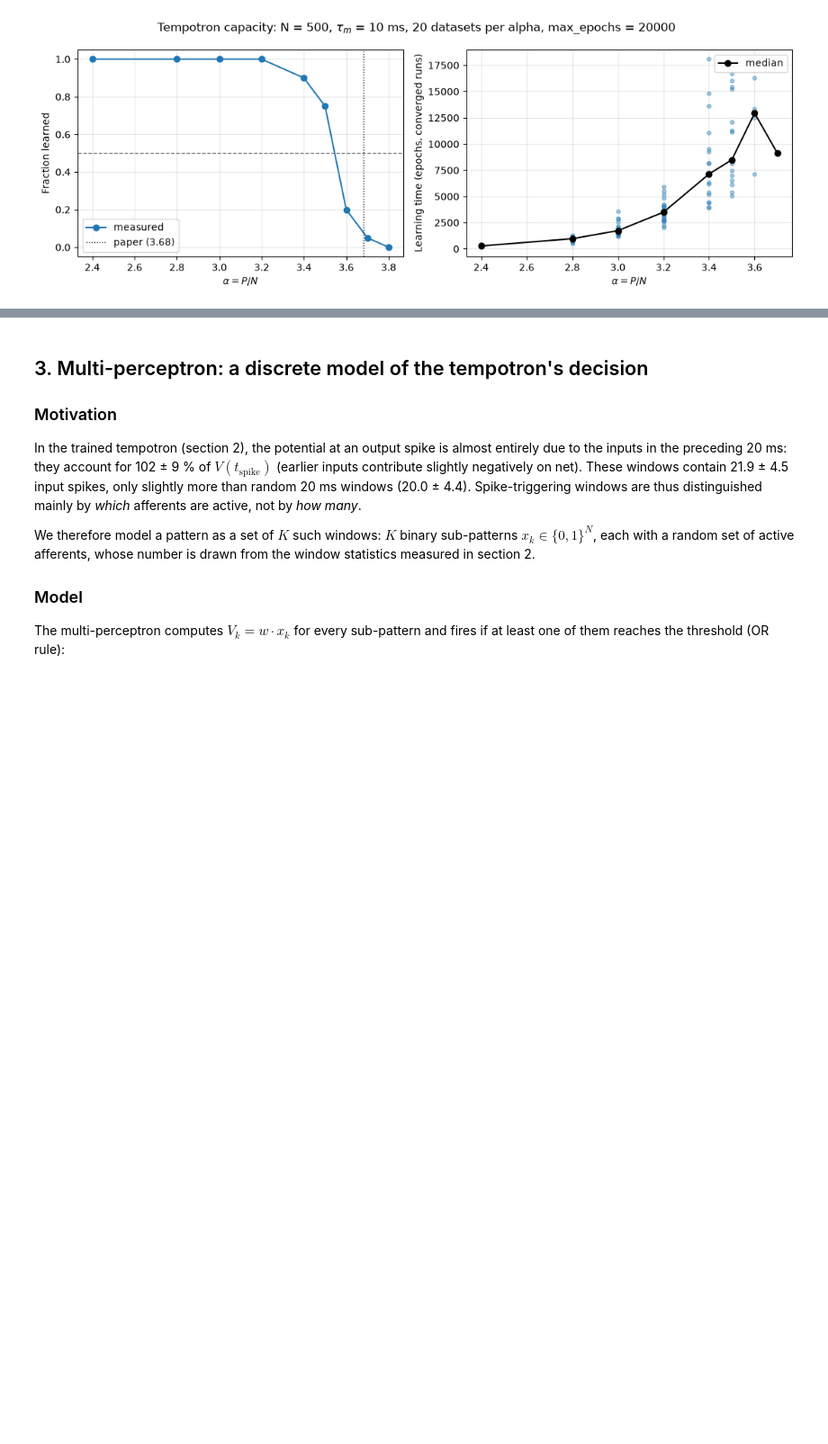
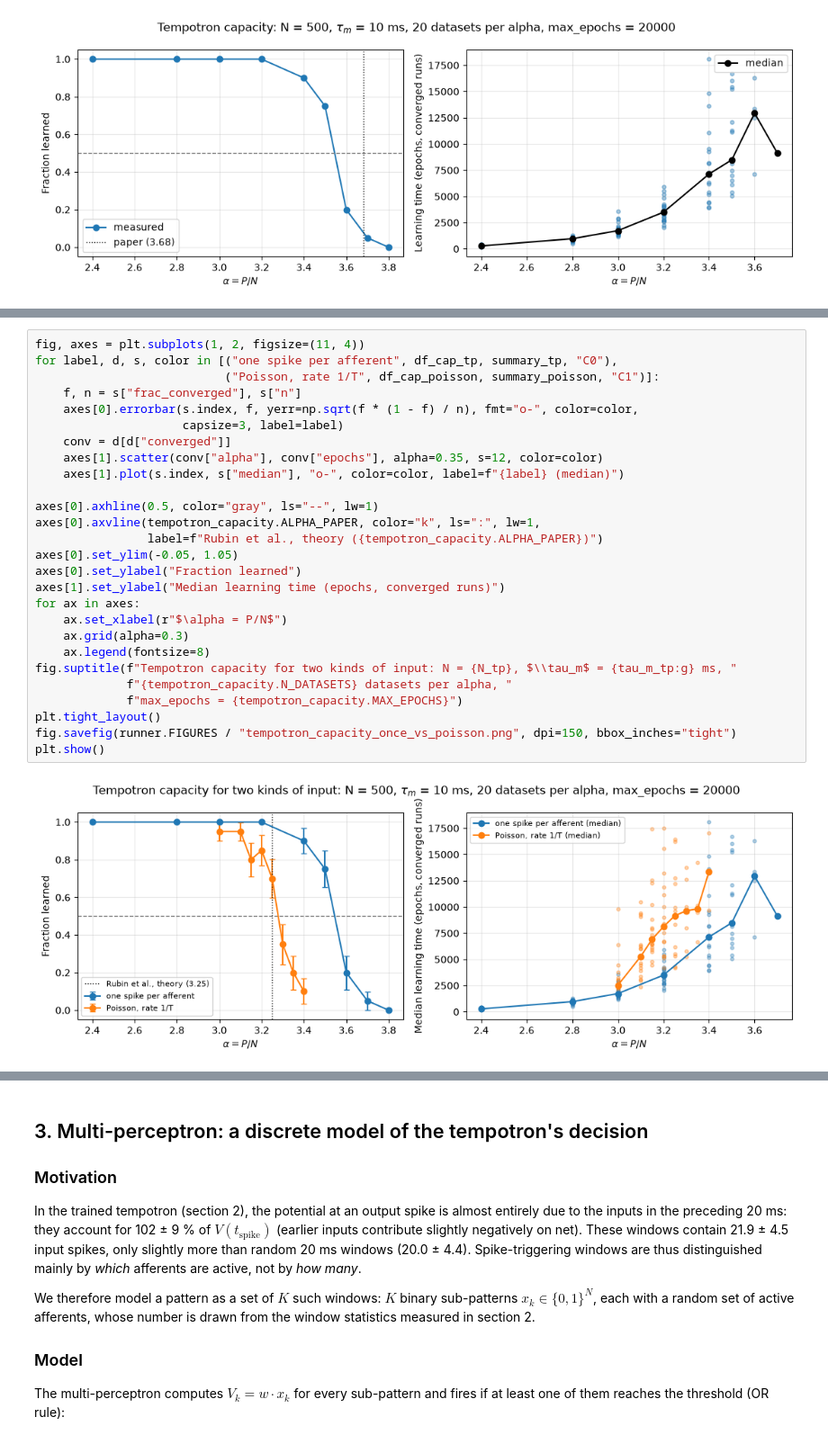
Before and after one commit to SchulteFabian/tempotron-capacity, a Jupyter notebook: Summary.ipynb, the cells around one changed output, grey strips where cells are left out. Shown at 90% size. Drawn from its saved outputs; the diff is of its cells as text; blank space fills up the shorter version.

```diff
--- a/Summary.ipynb
+++ b/Summary.ipynb
@@ -537,3 +631,32 @@ plt.show()
+# %%
+fig, axes = plt.subplots(1, 2, figsize=(11, 4))
+for label, d, s, color in [("one spike per afferent", df_cap_tp, summary_tp, "C0"),
+                           ("Poisson, rate 1/T", df_cap_poisson, summary_poisson, "C1")]:
+    f, n = s["frac_converged"], s["n"]
+    axes[0].errorbar(s.index, f, yerr=np.sqrt(f * (1 - f) / n), fmt="o-", color=color,
+                     capsize=3, label=label)
+    conv = d[d["converged"]]
+    axes[1].scatter(conv["alpha"], conv["epochs"], alpha=0.35, s=12, color=color)
+    axes[1].plot(s.index, s["median"], "o-", color=color, label=f"{label} (median)")
+
+axes[0].axhline(0.5, color="gray", ls="--", lw=1)
+axes[0].axvline(tempotron_capacity.ALPHA_PAPER, color="k", ls=":", lw=1,
+                label=f"Rubin et al., theory ({tempotron_capacity.ALPHA_PAPER})")
+axes[0].set_ylim(-0.05, 1.05)
+axes[0].set_ylabel("Fraction learned")
+axes[1].set_ylabel("Median learning time (epochs, converged runs)")
+for ax in axes:
+    ax.set_xlabel(r"$\alpha = P/N$")
+    ax.grid(alpha=0.3)
+    ax.legend(fontsize=8)
+fig.suptitle(f"Tempotron capacity for two kinds of input: N = {N_tp}, $\\tau_m$ = {tau_m_tp:g} ms, "
+             f"{tempotron_capacity.N_DATASETS} datasets per alpha, "
+             f"max_epochs = {tempotron_capacity.MAX_EPOCHS}")
+plt.tight_layout()
+fig.savefig(runner.FIGURES / "tempotron_capacity_once_vs_poisson.png", dpi=150, bbox_inches="tight")
+plt.show()
+# %% [output]
+[figure, added]
 # %% [markdown]
 ### Result
 
```
Also changed, not shown: parts of 27 cells of this notebook, 6 other files.
